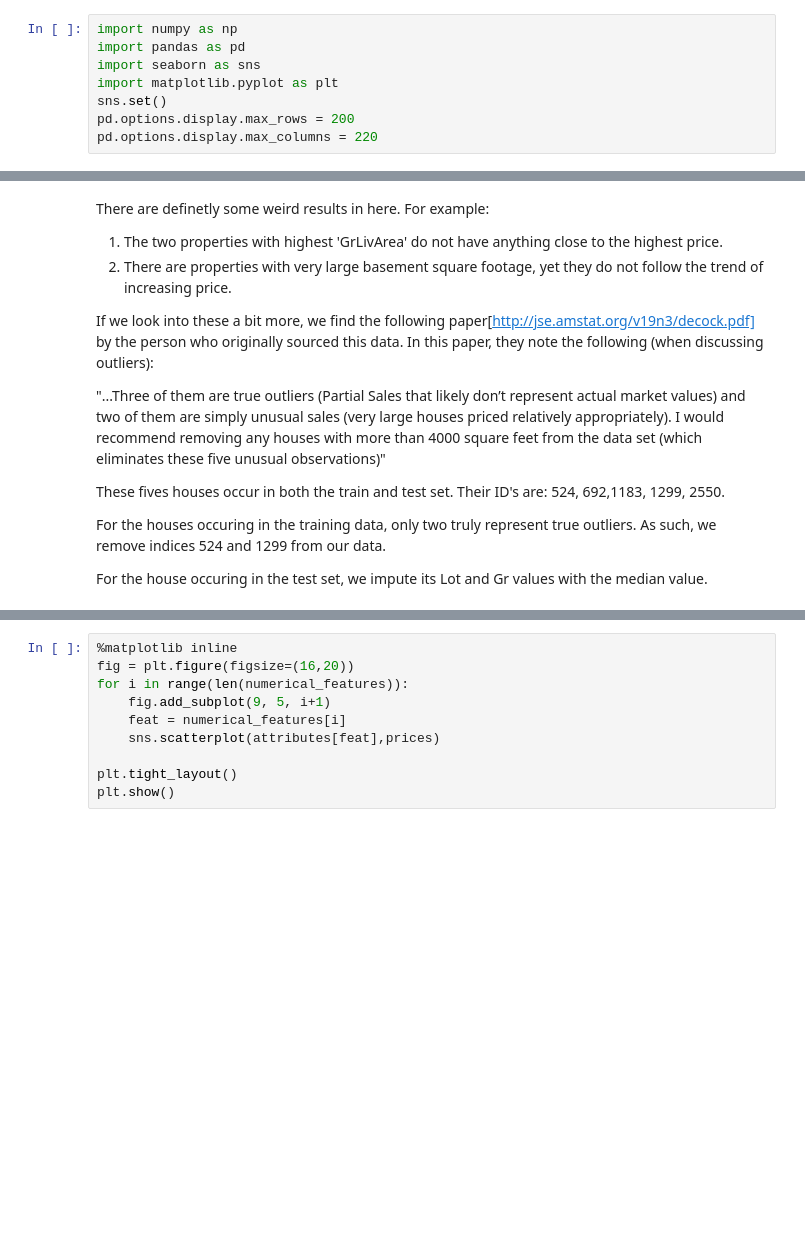
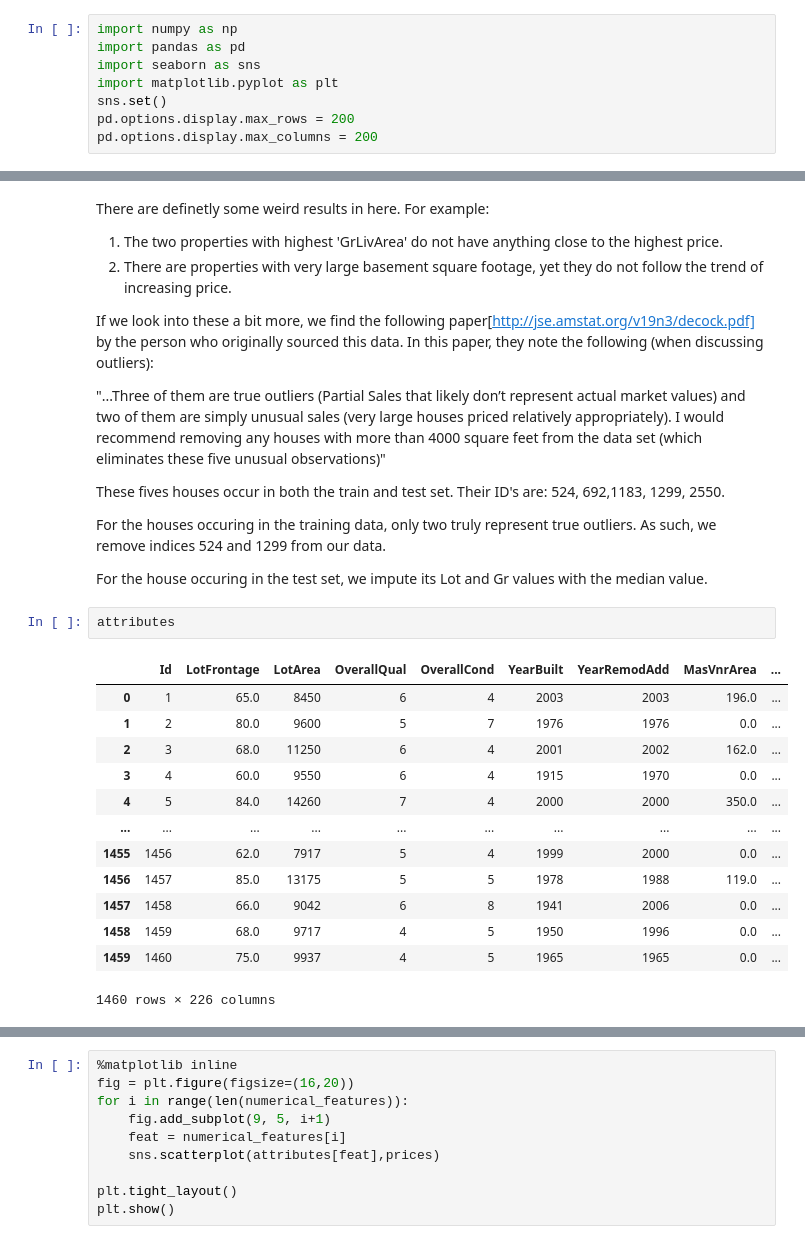
Before and after one commit to fattorib/HousingRegression, a Jupyter notebook: Project.ipynb, the cells around one changed output, grey strips where cells are left out. Saved outputs shown, nothing was run; the diff lists cells and outputs as text; blank space fills up the shorter version.

```diff
--- a/Project.ipynb
+++ b/Project.ipynb
@@ -22,7 +22,7 @@ import seaborn as sns
 import matplotlib.pyplot as plt
 sns.set()
 pd.options.display.max_rows = 200
-pd.options.display.max_columns = 220
+pd.options.display.max_columns = 200
 # %%
 file_path = 'train_fix.csv'
 raw_df = pd.read_csv(file_path)
@@ -478,3 +494,19 @@ For the houses occuring in the training data, only two truly represent true outl
 
 
 For the house occuring in the test set, we impute its Lot and Gr values with the median value.
+# %%
+attributes
+# %% [output]
+|  | Id | LotFrontage | LotArea | OverallQual | OverallCond | YearBuilt | YearRemodAdd | MasVnrArea | ... |
+| 0 | 1 | 65.0 | 8450 | 6 | 4 | 2003 | 2003 | 196.0 | ... |
+| 1 | 2 | 80.0 | 9600 | 5 | 7 | 1976 | 1976 | 0.0 | ... |
+| 2 | 3 | 68.0 | 11250 | 6 | 4 | 2001 | 2002 | 162.0 | ... |
+| 3 | 4 | 60.0 | 9550 | 6 | 4 | 1915 | 1970 | 0.0 | ... |
+| 4 | 5 | 84.0 | 14260 | 7 | 4 | 2000 | 2000 | 350.0 | ... |
+| ... | ... | ... | ... | ... | ... | ... | ... | ... | ... |
+| 1455 | 1456 | 62.0 | 7917 | 5 | 4 | 1999 | 2000 | 0.0 | ... |
+| 1456 | 1457 | 85.0 | 13175 | 5 | 5 | 1978 | 1988 | 119.0 | ... |
+| 1457 | 1458 | 66.0 | 9042 | 6 | 8 | 1941 | 2006 | 0.0 | ... |
+| 1458 | 1459 | 68.0 | 9717 | 4 | 5 | 1950 | 1996 | 0.0 | ... |
+| 1459 | 1460 | 75.0 | 9937 | 4 | 5 | 1965 | 1965 | 0.0 | ... |
+1460 rows × 226 columns
```
Also changed, not shown: parts of 12 cells of this notebook.
